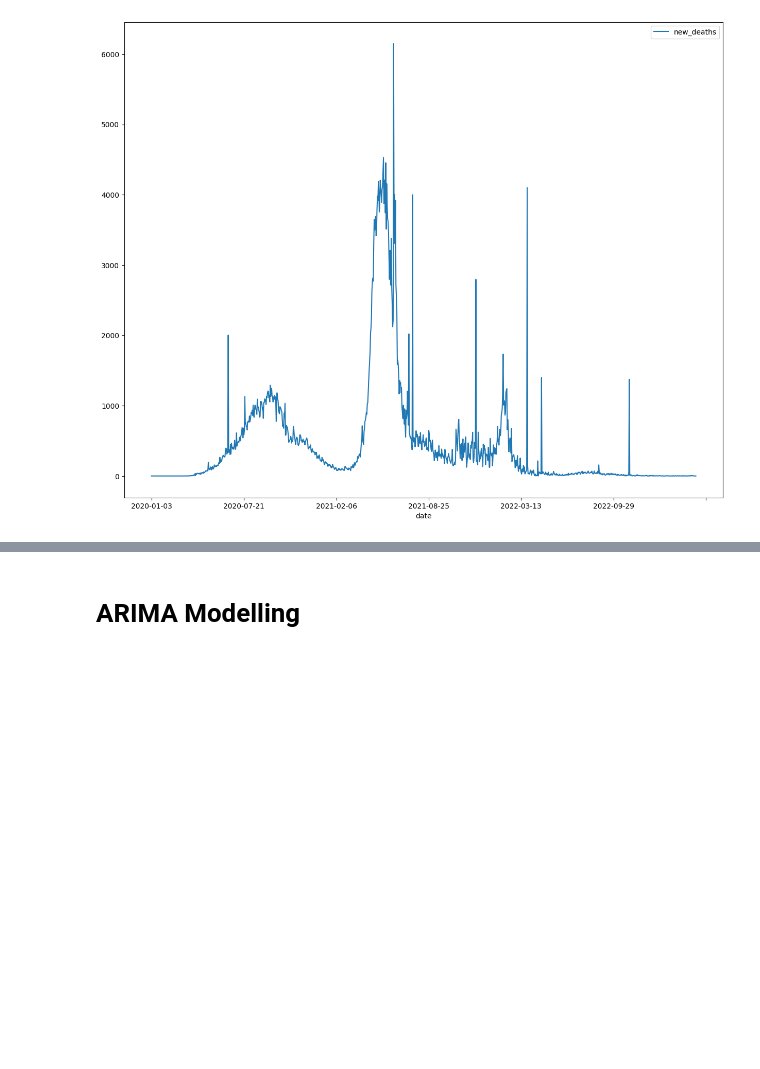
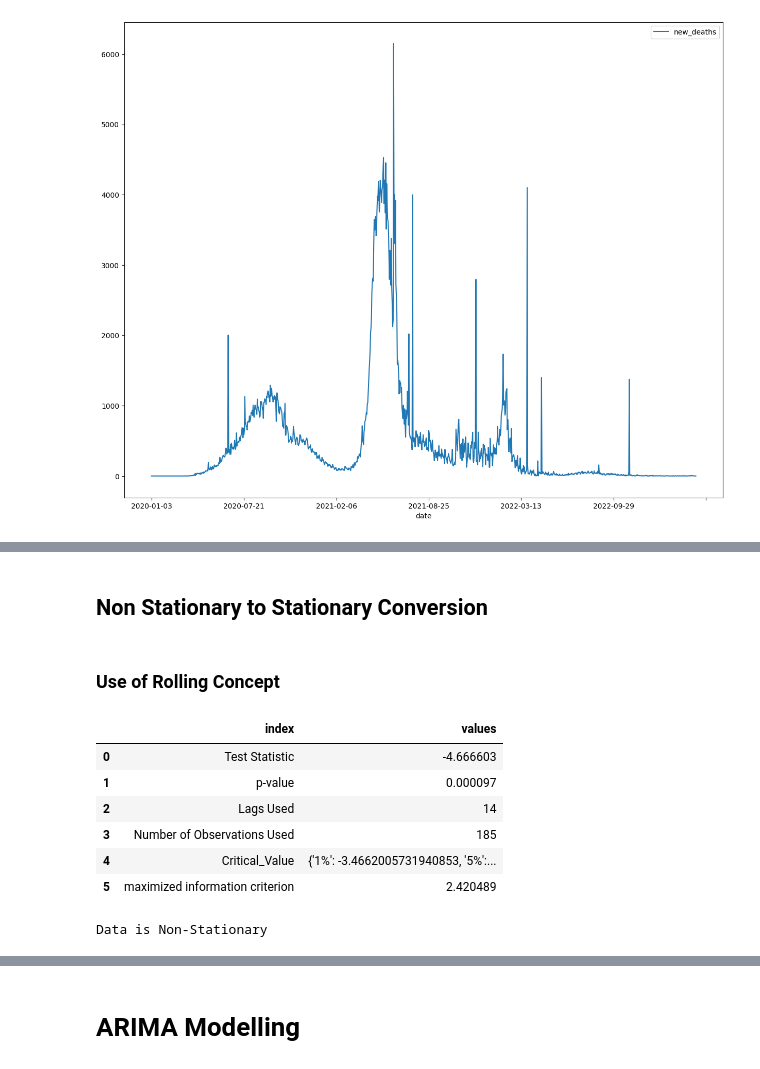
Before and after one commit to TechForEverybody/Applied_Data_Science_Practicals_Sem-8, a Jupyter notebook: Experiment-8/CS8A53_ADS_Experiment_8_ShivkumarChauhan.ipynb, the cells around one changed output, grey strips where cells are left out. Cells and saved outputs as stored; diff of their text form; code cells hidden in the pictures; blank space fills up the shorter version.

```diff
--- a/Experiment-8/CS8A53_ADS_Experiment_8_ShivkumarChauhan.ipynb
+++ b/Experiment-8/CS8A53_ADS_Experiment_8_ShivkumarChauhan.ipynb
@@ -346,0 +232,4 @@ pyplot.show()
+# %% [markdown]
+## Non Stationary to Stationary Conversion
+# %% [markdown]
+### Use of Rolling Concept
@@ -346,0 +238,11 @@ pyplot.show()
+# %%
+showDickeyFullerTestOutput(Main_Data['new_cases'][len(Main_Data)-200:])
+# %% [output]
+|  | index | values |
+| 0 | Test Statistic | -4.666603 |
+| 1 | p-value | 0.000097 |
+| 2 | Lags Used | 14 |
+| 3 | Number of Observations Used | 185 |
+| 4 | Critical_Value | {'1%': -3.4662005731940853, '5%':... |
+| 5 | maximized information criterion | 2.420489 |
+Data is Non-Stationary
```
Also changed, not shown: parts of 57 cells of this notebook, 2 other files.
